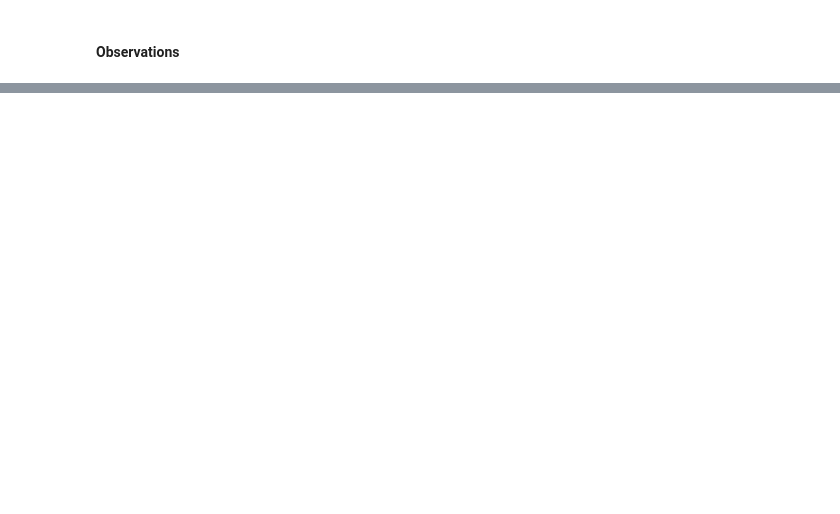
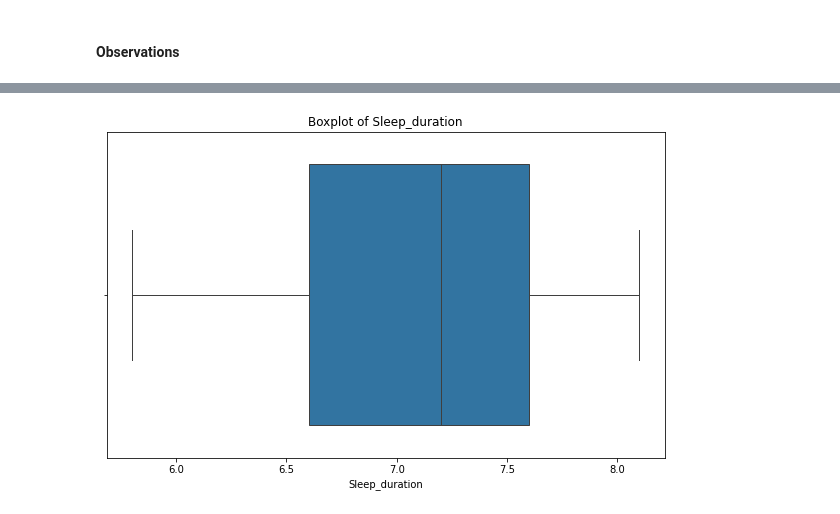
Before and after one commit to ledagale27/Sleep_Disorder, a Jupyter notebook: Sleep_Disorder.ipynb, the cells around one changed output, grey strips where cells are left out. Saved outputs shown, nothing was run; the diff lists cells and outputs as text; code cells hidden in the pictures; blank space fills up the shorter version.

```diff
--- a/Sleep_Disorder.ipynb
+++ b/Sleep_Disorder.ipynb
@@ -218,0 +250,8 @@ df.describe()
+# %%
+plt.figure(figsize = (10,6))
+sns.boxplot(data = df["Sleep_duration"], orient = "h")
+plt.title("Boxplot of Sleep_duration")
+plt.xlabel("Sleep_duration")
+plt.show()
+# %% [output]
+[figure, added]
```
Also changed, not shown: parts of 12 cells of this notebook.
